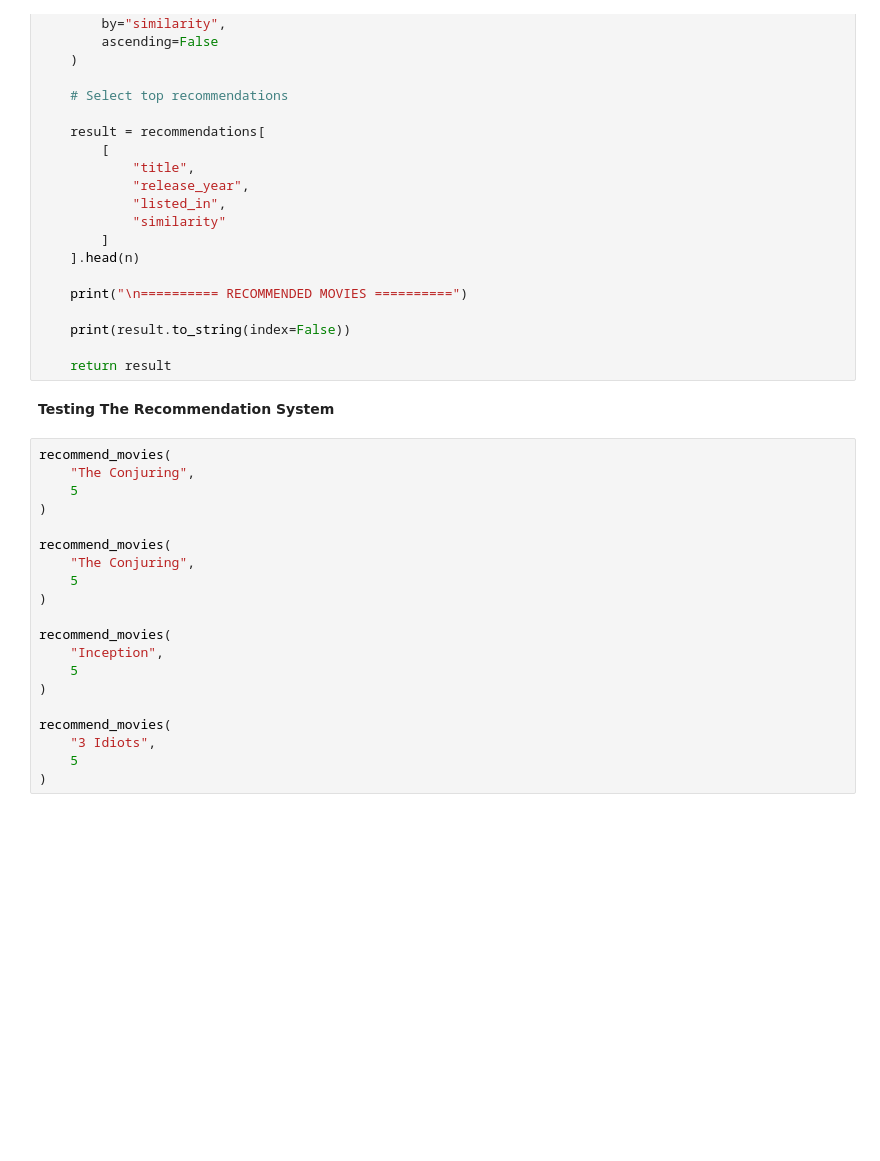
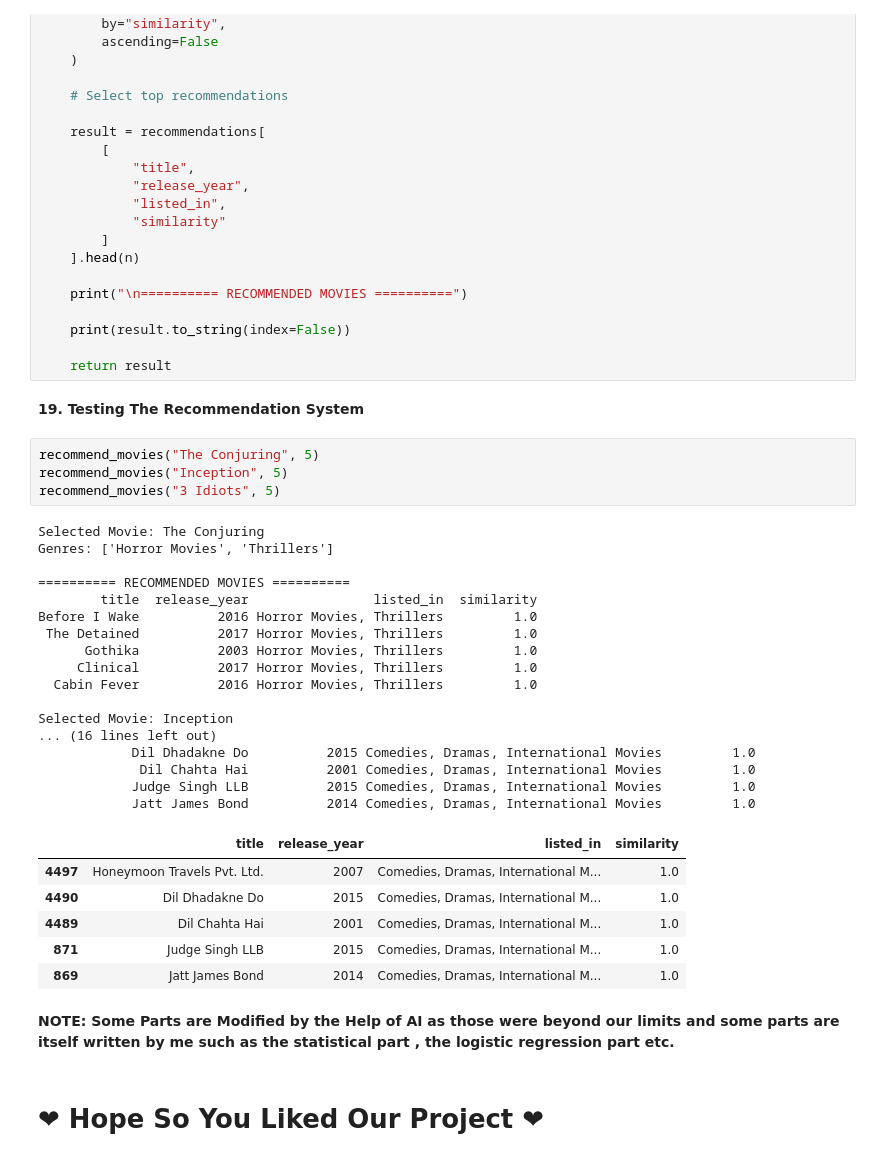
Before and after one commit to 2026eeb1309/AI101-Mini-project, a Jupyter notebook: Movie-Recommendation.ipynb, the cells around one changed output. Drawn from its saved outputs; the diff is of its cells as text; blank space fills up the shorter version.

Commit message:
Modified some codes which were giving error and presented the codes perfectly with all note and info

```diff
--- a/Movie-Recommendation.ipynb
+++ b/Movie-Recommendation.ipynb
@@ -917,24 +872,37 @@ def recommend_movies(movie_name, n=5):
 
     return result
 # %% [markdown]
-**Testing The Recommendation System**
+**19. Testing The Recommendation System**
 # %%
-recommend_movies(
-    "The Conjuring",
-    5
-)
-
-recommend_movies(
-    "The Conjuring",
-    5
-)
-
-recommend_movies(
-    "Inception",
-    5
-)
-
-recommend_movies(
-    "3 Idiots",
-    5
-)
+recommend_movies("The Conjuring", 5)
+recommend_movies("Inception", 5)
+recommend_movies("3 Idiots", 5)
+# %% [output]
+Selected Movie: The Conjuring
+Genres: ['Horror Movies', 'Thrillers']
+
+========== RECOMMENDED MOVIES ==========
+        title  release_year                listed_in  similarity
+Before I Wake          2016 Horror Movies, Thrillers         1.0
+ The Detained          2017 Horror Movies, Thrillers         1.0
+      Gothika          2003 Horror Movies, Thrillers         1.0
+     Clinical          2017 Horror Movies, Thrillers         1.0
+  Cabin Fever          2016 Horror Movies, Thrillers         1.0
+
+Selected Movie: Inception
+... (16 lines left out)
+            Dil Dhadakne Do          2015 Comedies, Dramas, International Movies         1.0
+             Dil Chahta Hai          2001 Comedies, Dramas, International Movies         1.0
+            Judge Singh LLB          2015 Comedies, Dramas, International Movies         1.0
+            Jatt James Bond          2014 Comedies, Dramas, International Movies         1.0
+|  | title | release_year | listed_in | similarity |
+| 4497 | Honeymoon Travels Pvt. Ltd. | 2007 | Comedies, Dramas, International M... | 1.0 |
+| 4490 | Dil Dhadakne Do | 2015 | Comedies, Dramas, International M... | 1.0 |
+| 4489 | Dil Chahta Hai | 2001 | Comedies, Dramas, International M... | 1.0 |
+| 871 | Judge Singh LLB | 2015 | Comedies, Dramas, International M... | 1.0 |
+| 869 | Jatt James Bond | 2014 | Comedies, Dramas, International M... | 1.0 |
+# %% [markdown]
+**NOTE:
+ Some Parts are Modified by the Help of AI as those were beyond our limits and some parts are itself written by me such as the statistical part , the logistic regression part etc.**
+# %% [markdown]
+# **&#10084; Hope So You Liked Our Project &#10084;**
```
Also changed, not shown: parts of 28 cells of this notebook.
